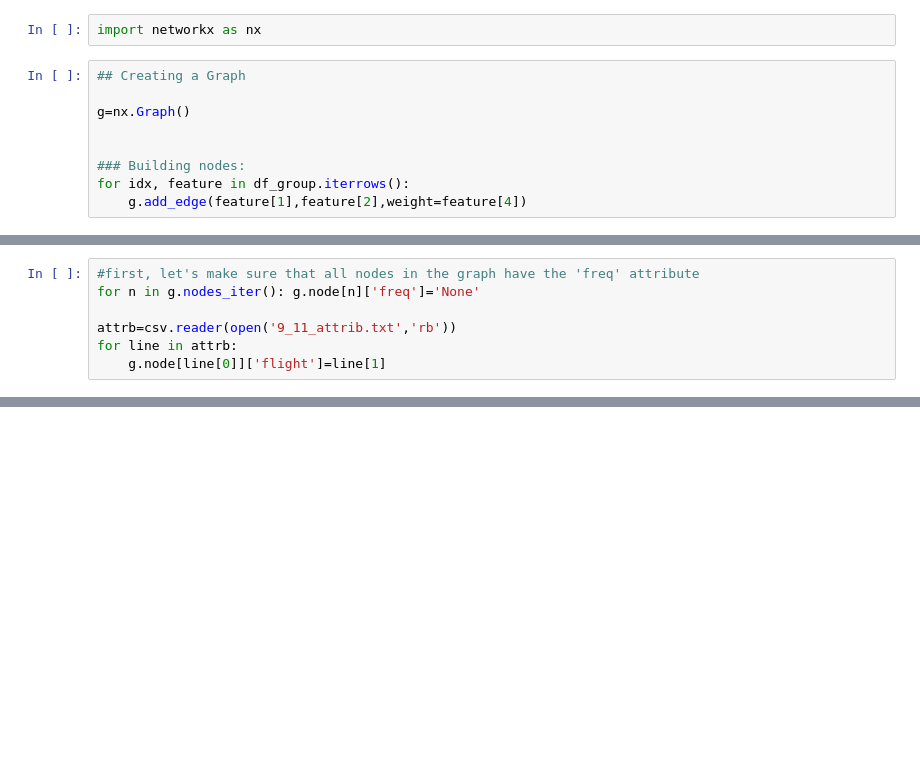
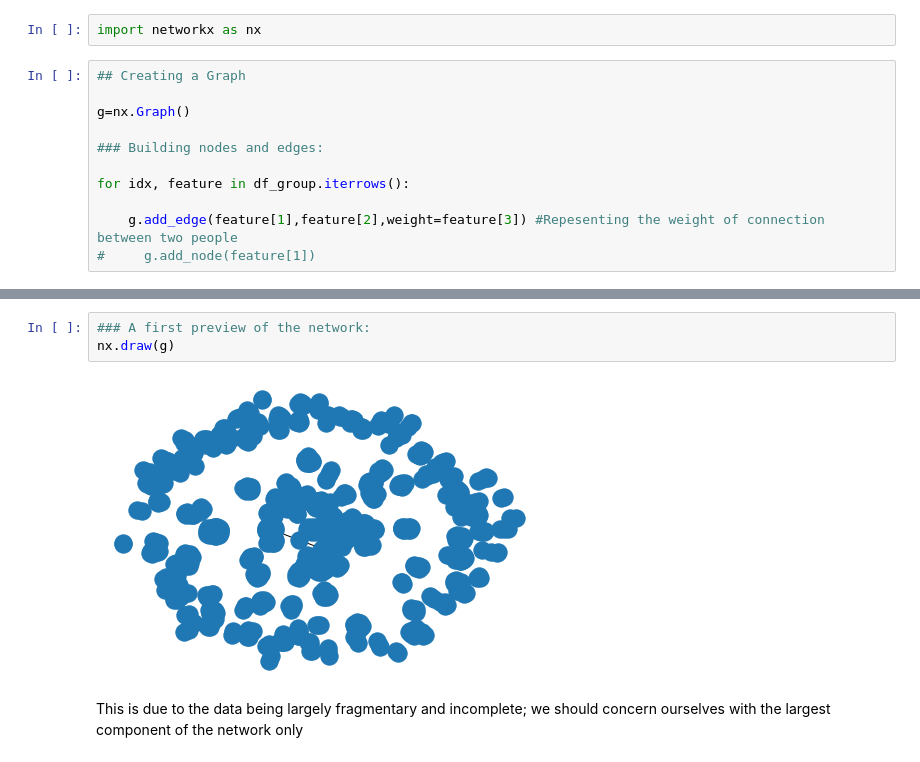
Before and after one commit to nedraki/Enron-Email, a Jupyter notebook: Network analytics.ipynb, the cells around one changed output, grey strips where cells are left out. Saved outputs shown, nothing was run; the diff lists cells and outputs as text; blank space fills up the shorter version.

Commit message:
Progress on network visual representation

```diff
--- a/Network analytics.ipynb
+++ b/Network analytics.ipynb
@@ -77,10 +100,12 @@ import networkx as nx
 
 g=nx.Graph()
 
+### Building nodes and edges:
 
-### Building nodes:
 for idx, feature in df_group.iterrows():
-    g.add_edge(feature[1],feature[2],weight=feature[4])
+
+    g.add_edge(feature[1],feature[2],weight=feature[3]) #Repesenting the weight of connection between two people
+#     g.add_node(feature[1])
 # %%
 ### Checking nodes:
 
@@ -100,7 +124,0 @@ edge_dict= g.edges(data=True)
-# %%
-#first, let's make sure that all nodes in the graph have the 'freq' attribute
-for n in g.nodes_iter(): g.node[n]['freq']='None'
-
-attrb=csv.reader(open('9_11_attrib.txt','rb'))
-for line in attrb:
-    g.node[line[0]]['flight']=line[1]
@@ -155,0 +125,7 @@ AttributeError: 'dict' object has no attribute 'edges'
+# %%
+### A first preview of the network:
+nx.draw(g)
+# %% [output]
+[figure, added]
+# %% [markdown]
+This is due to the data being largely fragmentary and incomplete; we should concern ourselves with the largest component of the network only
```
Also changed, not shown: parts of 34 cells of this notebook.
